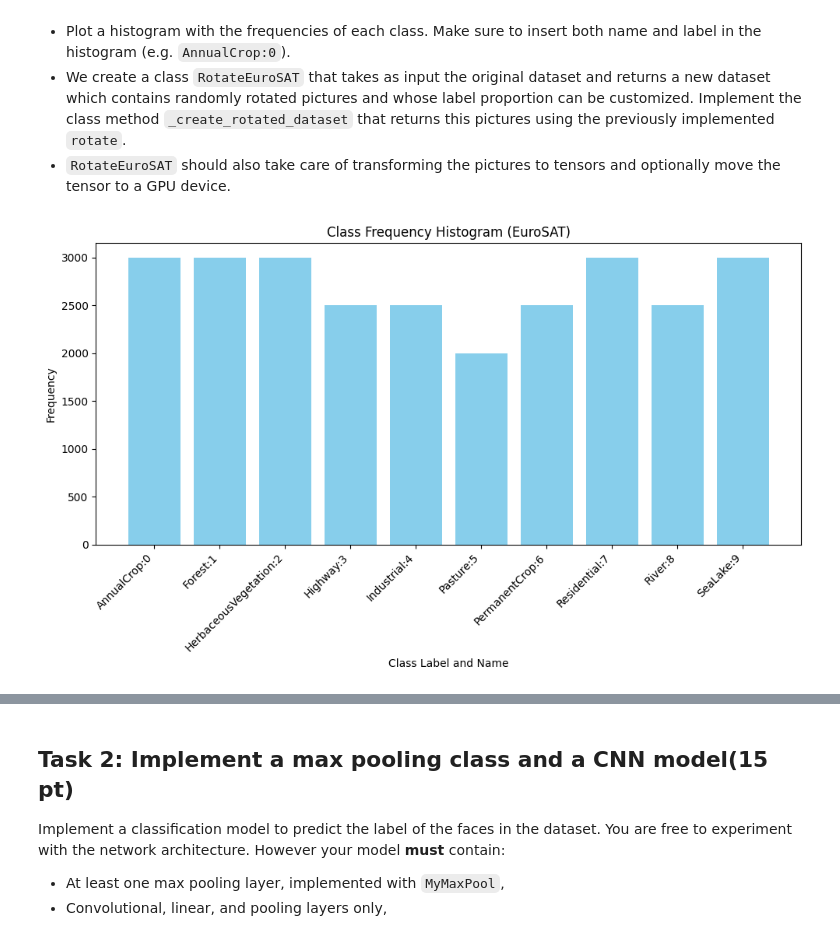
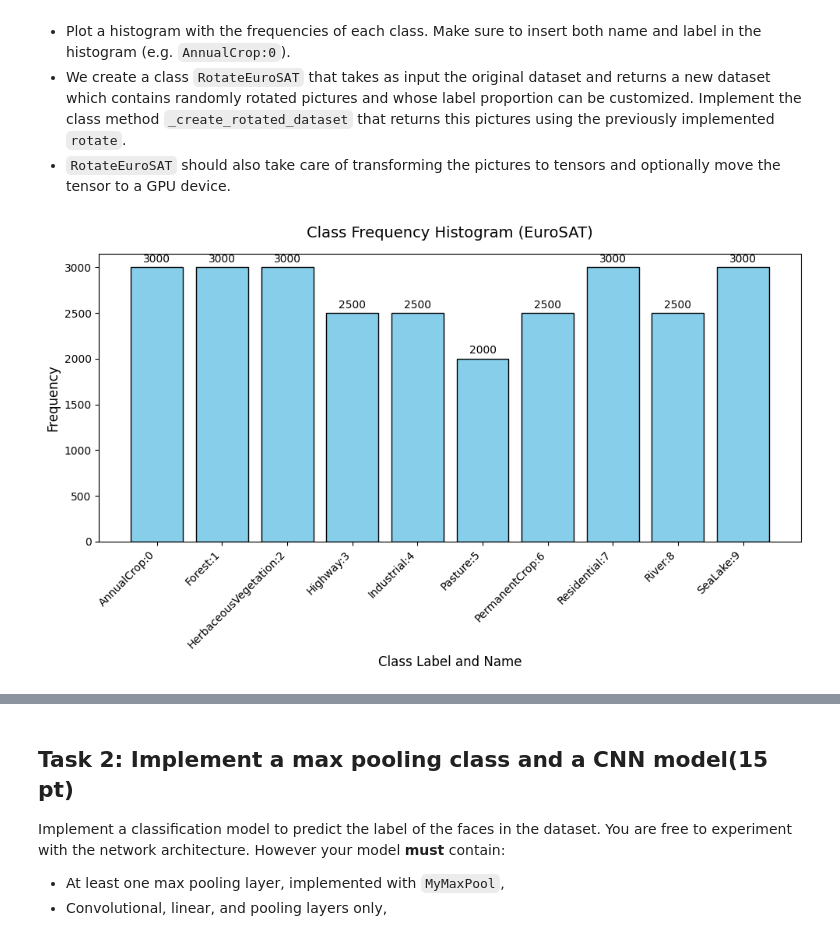
Before and after one commit to hertie-data-science-lab/assignment-2-ps-2-e, a Jupyter notebook: main.ipynb, the cells around one changed output, grey strips where cells are left out. Saved outputs shown, nothing was run; the diff lists cells and outputs as text; code cells hidden in the pictures.

```diff
--- a/main.ipynb
+++ b/main.ipynb
@@ -89,38 +88,48 @@ def plot_histogram(data):
   # extract all labels from the dataset
   labels = [data[i][1] for i in range(len(data))]
 
   # Count the frequency of each label
   unique_labels, counts = np.unique(labels, return_counts=True)
 
   try:
     class_names = data.classes
   except AttributeError:
     class_names = [f"Class_{i}" for i in unique_labels]
 
   # Create labels for the histogram: Name:Label
   x_labels = [f"{class_names[i]}:{i}" for i in unique_labels]
 
   fig, ax = plt.subplots(figsize=(10, 6))
 
   # Plot the histogram
-  ax.bar(x_labels, counts, color='skyblue')
+  bars = ax.bar(x_labels, counts, color='skyblue', edgecolor='black')
+
+  # Add value labels above each bar
+  for bar, count in zip(bars, counts):
+      height = bar.get_height()
+      ax.text(
+          bar.get_x() + bar.get_width() / 2,  # x position (center of bar)
+          height + max(counts) * 0.01,        # y position (slightly above bar)
+          f"{int(count)}",                    # text (count)
+          ha='center', va='bottom', fontsize=10, color='black'
+      )
 
   # Add titles and labels
-  ax.set_title("Class Frequency Histogram (EuroSAT)")
-  ax.set_xlabel("Class Label and Name")
-  ax.set_ylabel("Frequency")
+  ax.set_title("Class Frequency Histogram (EuroSAT)", fontsize=14, pad=15)
+  ax.set_xlabel("Class Label and Name", fontsize=12)
+  ax.set_ylabel("Frequency", fontsize=12)
   plt.xticks(rotation=45, ha='right') # Rotate labels for better fit
   plt.tight_layout()
 
   return fig, ax
 
 
 new_pic = rotate_picture(pic, 90) # Example of rotating a picture by 90 degrees
 same_pic = rotate_picture(pic, 360) # Example of rotating a picture by 360 degrees (should return the same picture)
 fig, ax = plot_histogram(data)
 fig.show()
 # %% [output]
-[figure, old version]
+[figure, new version]
 # %%
 fig, axes = plt.subplots(1, 3, figsize=(10, 5))
 
```
Also changed, not shown: parts of 16 cells of this notebook.
